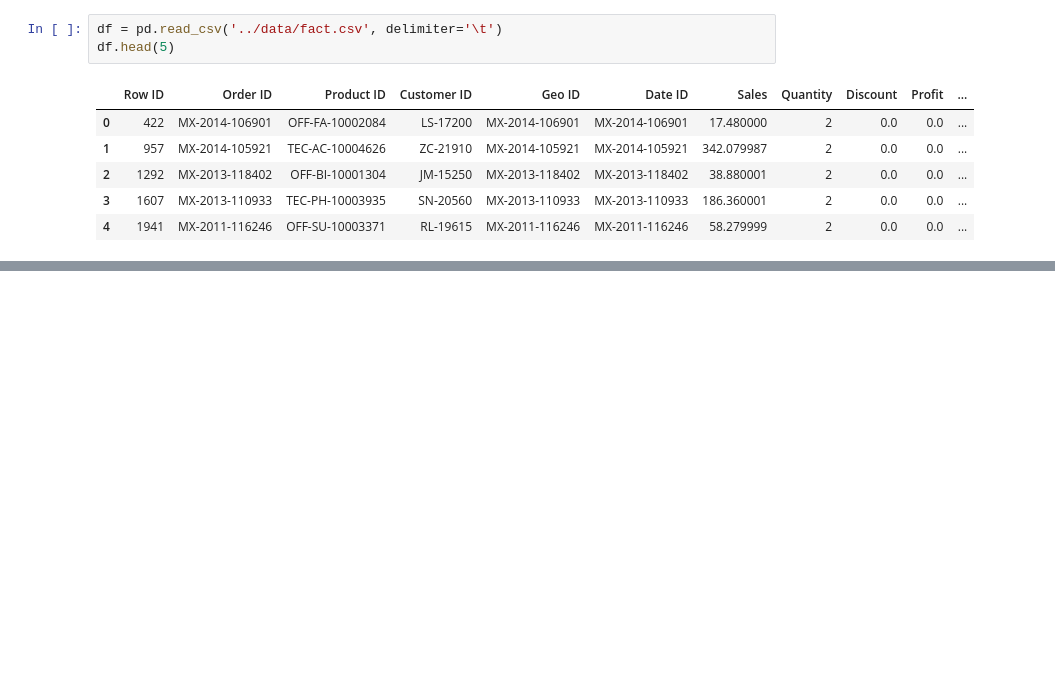
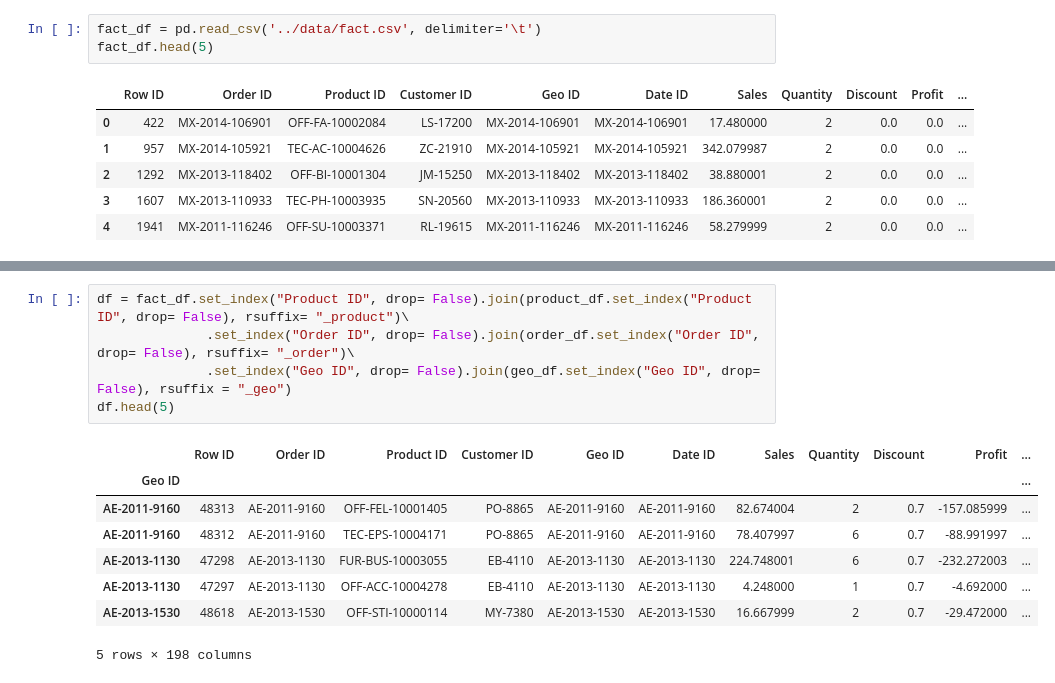
Before and after one commit to G3-Quera-Data-Analysis-Bootcamp-1402/Project-2, a Jupyter notebook: scripts/ML.ipynb, the cells around one changed output, grey strips where cells are left out. Cells and saved outputs as stored; diff of their text form; blank space fills up the shorter version.

```diff
--- a/scripts/ML.ipynb
+++ b/scripts/ML.ipynb
@@ -7,8 +7,8 @@ from matplotlib import pyplot as pyp
 # %% [markdown]
 # Q1
 # %%
-df = pd.read_csv('../data/fact.csv', delimiter='\t')
-df.head(5)
+fact_df = pd.read_csv('../data/fact.csv', delimiter='\t')
+fact_df.head(5)
 # %% [output]
 |  | Row ID | Order ID | Product ID | Customer ID | Geo ID | Date ID | Sales | Quantity | Discount | Profit | ... |
 | 0 | 422 | MX-2014-106901 | OFF-FA-10002084 | LS-17200 | MX-2014-106901 | MX-2014-106901 | 17.480000 | 2 | 0.0 | 0.0 | ... |
@@ -19 +51,15 @@ df.head(5)
+# %%
+df = fact_df.set_index("Product ID", drop= False).join(product_df.set_index("Product ID", drop= False), rsuffix= "_product")\
+              .set_index("Order ID", drop= False).join(order_df.set_index("Order ID", drop= False), rsuffix= "_order")\
+              .set_index("Geo ID", drop= False).join(geo_df.set_index("Geo ID", drop= False), rsuffix = "_geo")
+df.head(5)
+# %% [output]
+|  | Row ID | Order ID | Product ID | Customer ID | Geo ID | Date ID | Sales | Quantity | Discount | Profit | ... |
+| Geo ID |  |  |  |  |  |  |  |  |  |  | ... |
+| AE-2011-9160 | 48313 | AE-2011-9160 | OFF-FEL-10001405 | PO-8865 | AE-2011-9160 | AE-2011-9160 | 82.674004 | 2 | 0.7 | -157.085999 | ... |
+| AE-2011-9160 | 48312 | AE-2011-9160 | TEC-EPS-10004171 | PO-8865 | AE-2011-9160 | AE-2011-9160 | 78.407997 | 6 | 0.7 | -88.991997 | ... |
+| AE-2013-1130 | 47298 | AE-2013-1130 | FUR-BUS-10003055 | EB-4110 | AE-2013-1130 | AE-2013-1130 | 224.748001 | 6 | 0.7 | -232.272003 | ... |
+| AE-2013-1130 | 47297 | AE-2013-1130 | OFF-ACC-10004278 | EB-4110 | AE-2013-1130 | AE-2013-1130 | 4.248000 | 1 | 0.7 | -4.692000 | ... |
+| AE-2013-1530 | 48618 | AE-2013-1530 | OFF-STI-10000114 | MY-7380 | AE-2013-1530 | AE-2013-1530 | 16.667999 | 2 | 0.7 | -29.472000 | ... |
+5 rows × 198 columns
 # %%
```
Also changed, not shown: parts of 18 cells of this notebook.
